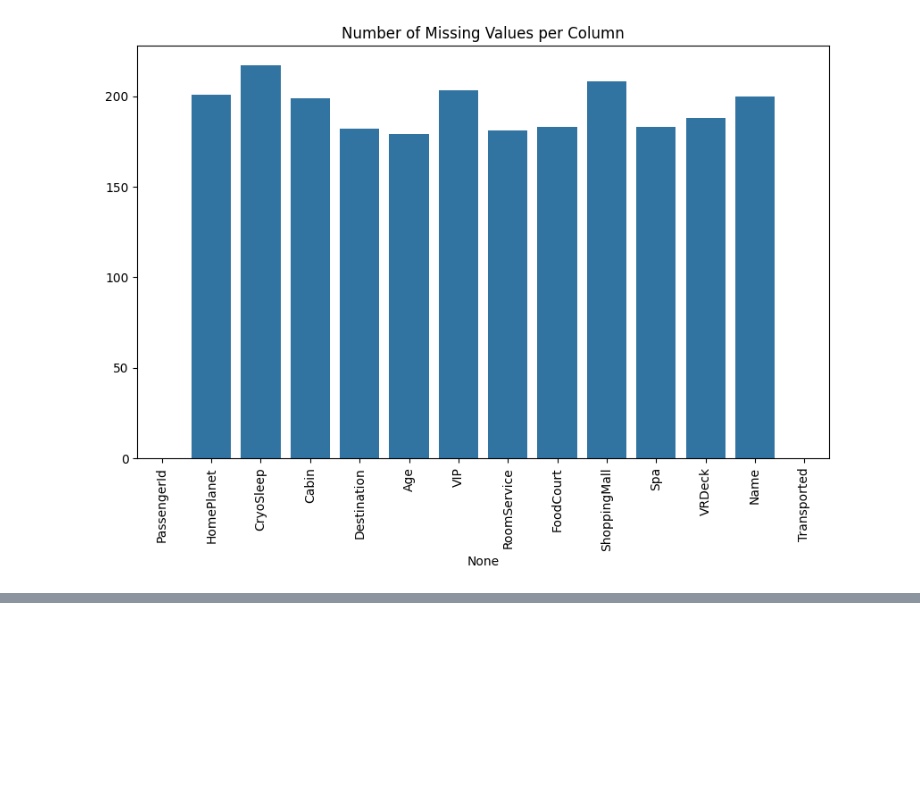
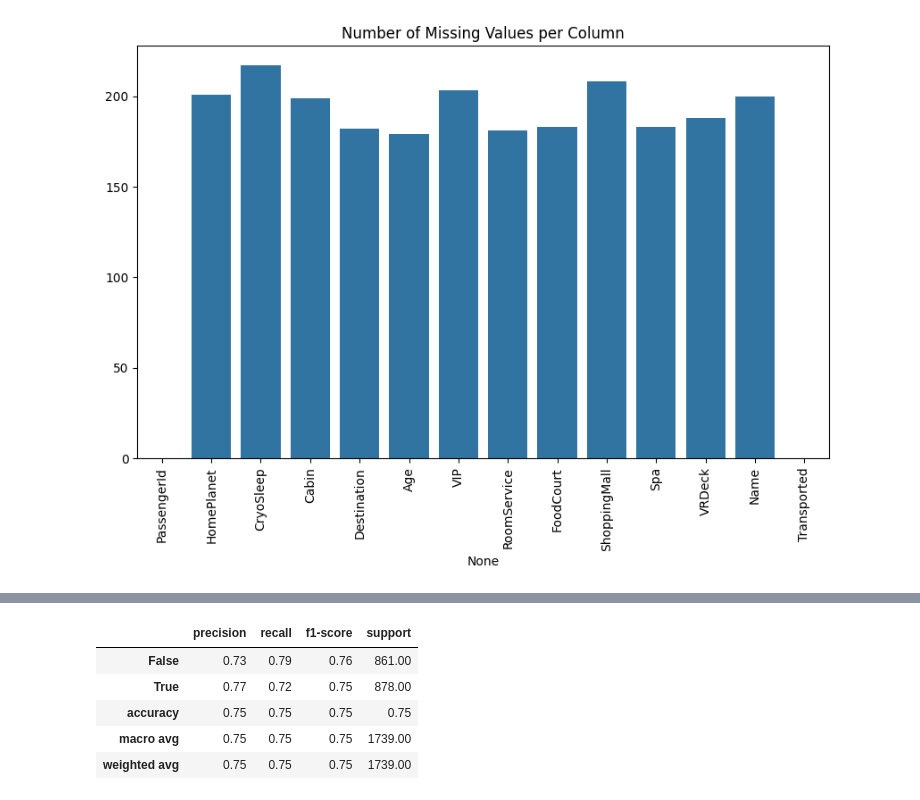
Before and after one commit to SDelRiObando/CS-4662-Spaceship-Titanic-Machine-Learning, a Jupyter notebook: Sanskar_Part.ipynb, the cells around one changed output, grey strips where cells are left out. Saved outputs shown, nothing was run; the diff lists cells and outputs as text; code cells hidden in the pictures; blank space fills up the shorter version.

```diff
--- a/Sanskar_Part.ipynb
+++ b/Sanskar_Part.ipynb
@@ -283,0 +363,14 @@ No questions were posed in the provided data analysis task.
+# %%
+# Print classification report (precision, recall, F1-score)
+report = classification_report(y_test, y_pred, output_dict=True)
+
+# Convert to a DataFrame for pretty display
+df_report = pd.DataFrame(report).transpose()
+df_report.style.background_gradient(cmap='Blues').format(precision=2)
+# %% [output]
+|  | precision | recall | f1-score | support |
+| False | 0.73 | 0.79 | 0.76 | 861.00 |
+| True | 0.77 | 0.72 | 0.75 | 878.00 |
+| accuracy | 0.75 | 0.75 | 0.75 | 0.75 |
+| macro avg | 0.75 | 0.75 | 0.75 | 1739.00 |
+| weighted avg | 0.75 | 0.75 | 0.75 | 1739.00 |
```
Also changed, not shown: parts of 17 cells of this notebook.
